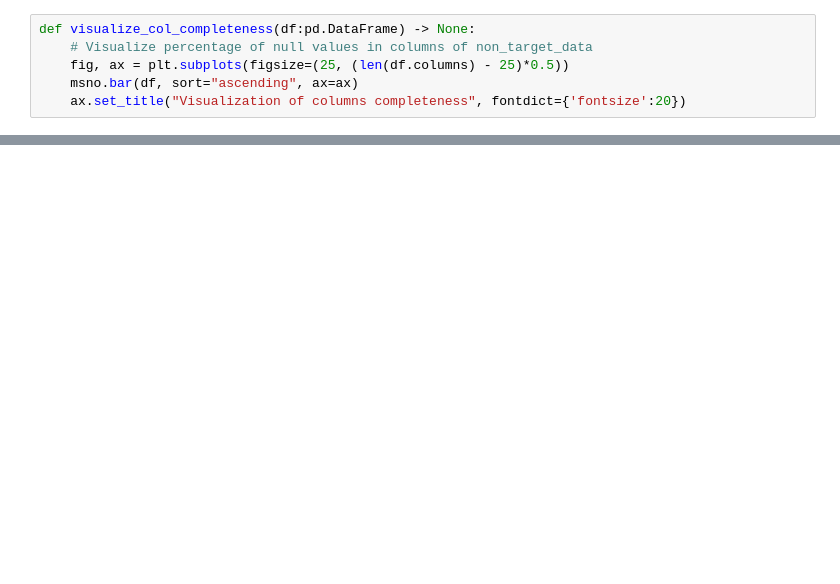
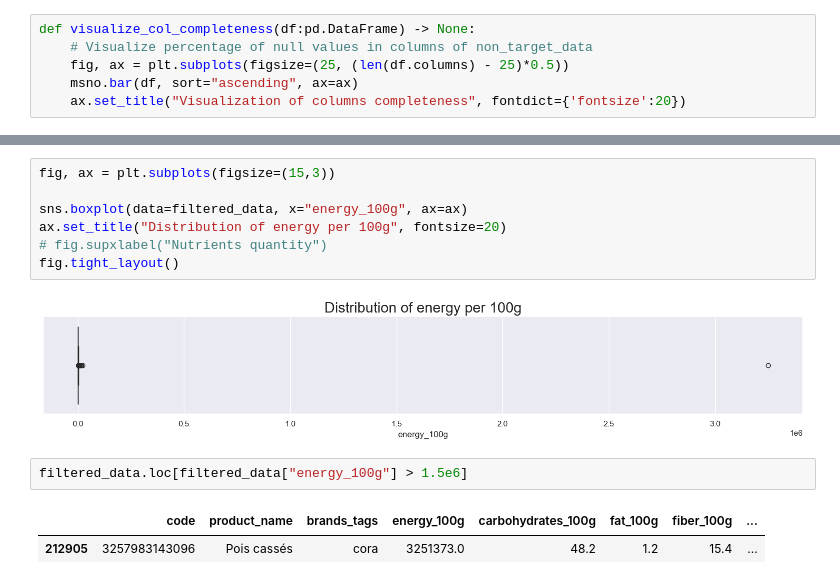
Before and after one commit to Unipto/DS_3, a Jupyter notebook: Preparez_des_donnees_pour_un_organisme_de_sante_publiques_CARRE_MAXIME/CARRE_MAXIME_1_notebook_01102024.ipynb, the cells around one changed output, grey strips where cells are left out. Drawn from its saved outputs; the diff is of its cells as text; blank space fills up the shorter version.

```diff
--- a/Preparez_des_donnees_pour_un_organisme_de_sante_publiques_CARRE_MAXIME/CARRE_MAXIME_1_notebook_01102024.ipynb
+++ b/Preparez_des_donnees_pour_un_organisme_de_sante_publiques_CARRE_MAXIME/CARRE_MAXIME_1_notebook_01102024.ipynb
@@ -895,0 +965,14 @@ This DataFrame has 84362 rows and 30 columns.
+# %%
+fig, ax = plt.subplots(figsize=(15,3))
+
+sns.boxplot(data=filtered_data, x="energy_100g", ax=ax)
+ax.set_title("Distribution of energy per 100g", fontsize=20)
+# fig.supxlabel("Nutrients quantity")
+fig.tight_layout()
+# %% [output]
+[figure, added]
+# %%
+filtered_data.loc[filtered_data["energy_100g"] > 1.5e6]
+# %% [output]
+|  | code | product_name | brands_tags | energy_100g | carbohydrates_100g | fat_100g | fiber_100g | ... |
+| 212905 | 3257983143096 | Pois cassés | cora | 3251373.0 | 48.2 | 1.2 | 15.4 | ... |
```
Also changed, not shown: parts of 72 cells of this notebook, 2 other files.
